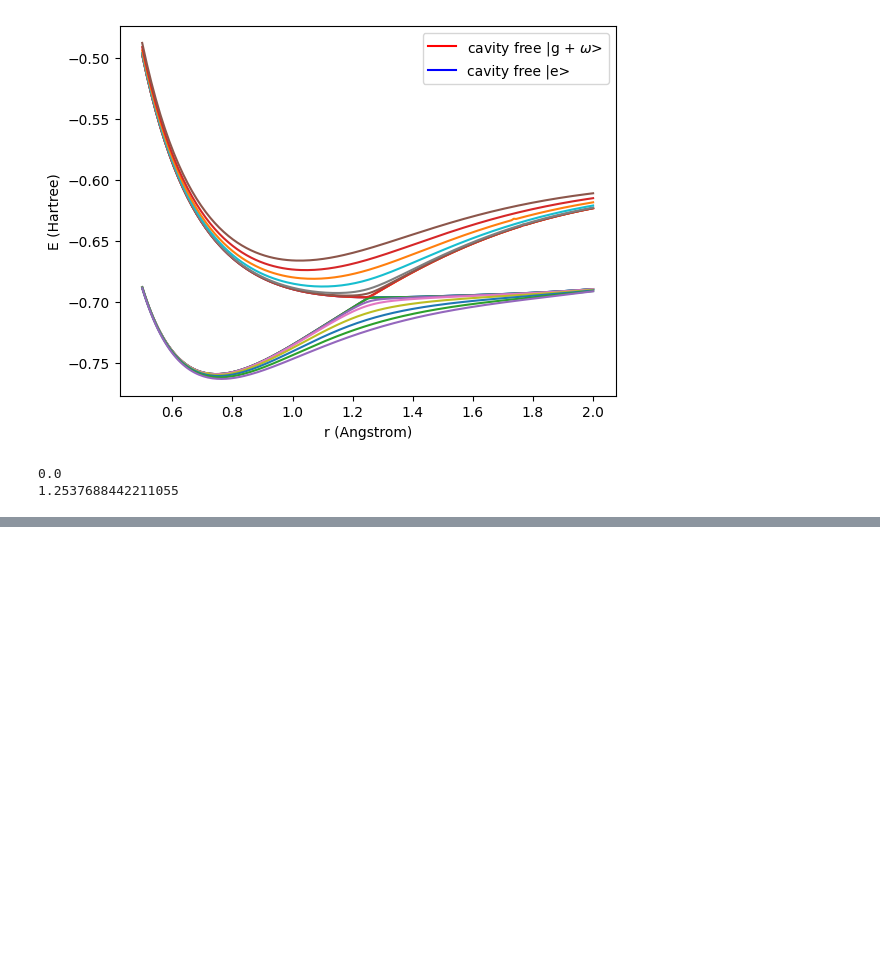
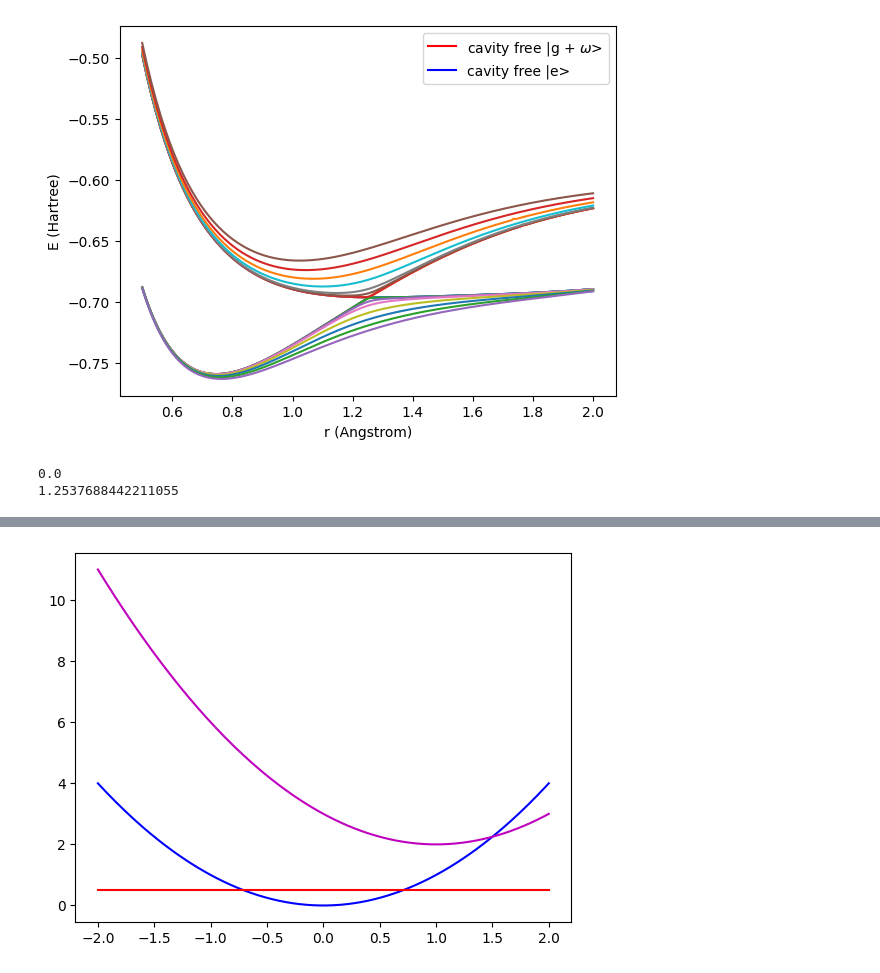
Before and after one commit to FoleyLab/SCQED-PCQED, a Jupyter notebook: src/QED-FCI_H2_HR.ipynb, the cells around one changed output, grey strips where cells are left out. Saved outputs shown, nothing was run; the diff lists cells and outputs as text; code cells hidden in the pictures; blank space fills up the shorter version.

```diff
--- a/src/QED-FCI_H2_HR.ipynb
+++ b/src/QED-FCI_H2_HR.ipynb
@@ -249,0 +278,20 @@ print(r_data[100])
+# %%
+V_x = np.zeros((1, N_R))
+x_list = np.linspace(-2, 2 ,N_R)
+for i in range(N_R):
+    V_x[0,i] = (x_list[i]) ** 2
+
+V_1_x = np.zeros((1, N_R))
+for i in range(N_R):
+    V_1_x[0,i] = ((x_list[i] - 1) ** 2) + 2
+
+E_0 = np.zeros((1, N_R))
+for i in range(N_R):
+    E_0[0,i] = 1 / 2
+
+plt.plot(x_list, V_x[0,:], 'b-')
+plt.plot(x_list, V_1_x[0,:], 'm-')
+plt.plot(x_list, E_0[0,:], 'r-')
+plt.savefig('x_0_fig.png', dpi=1000)
+# %% [output]
+[figure, added]
```
Also changed, not shown: parts of 4 cells of this notebook, 21 other files.
